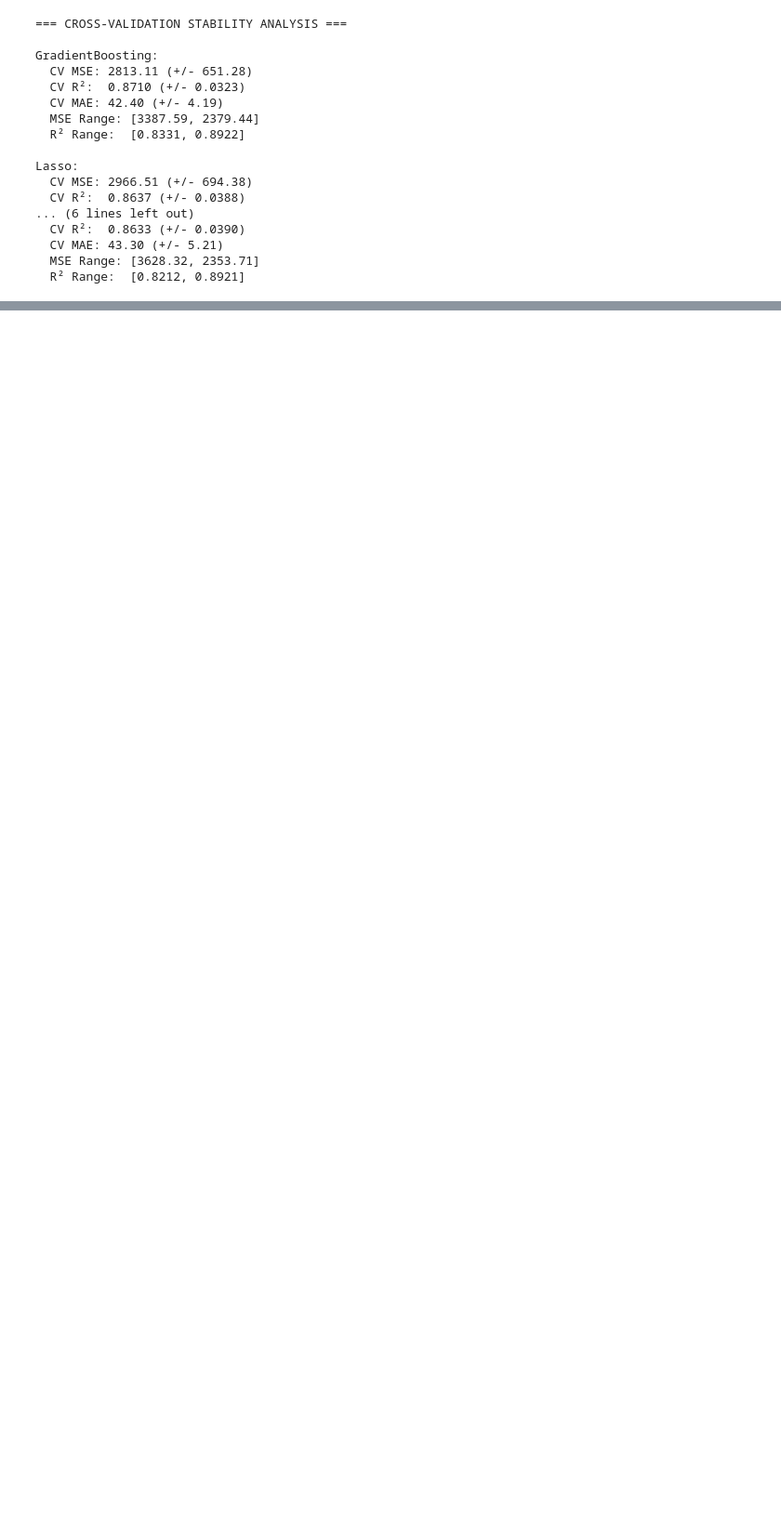
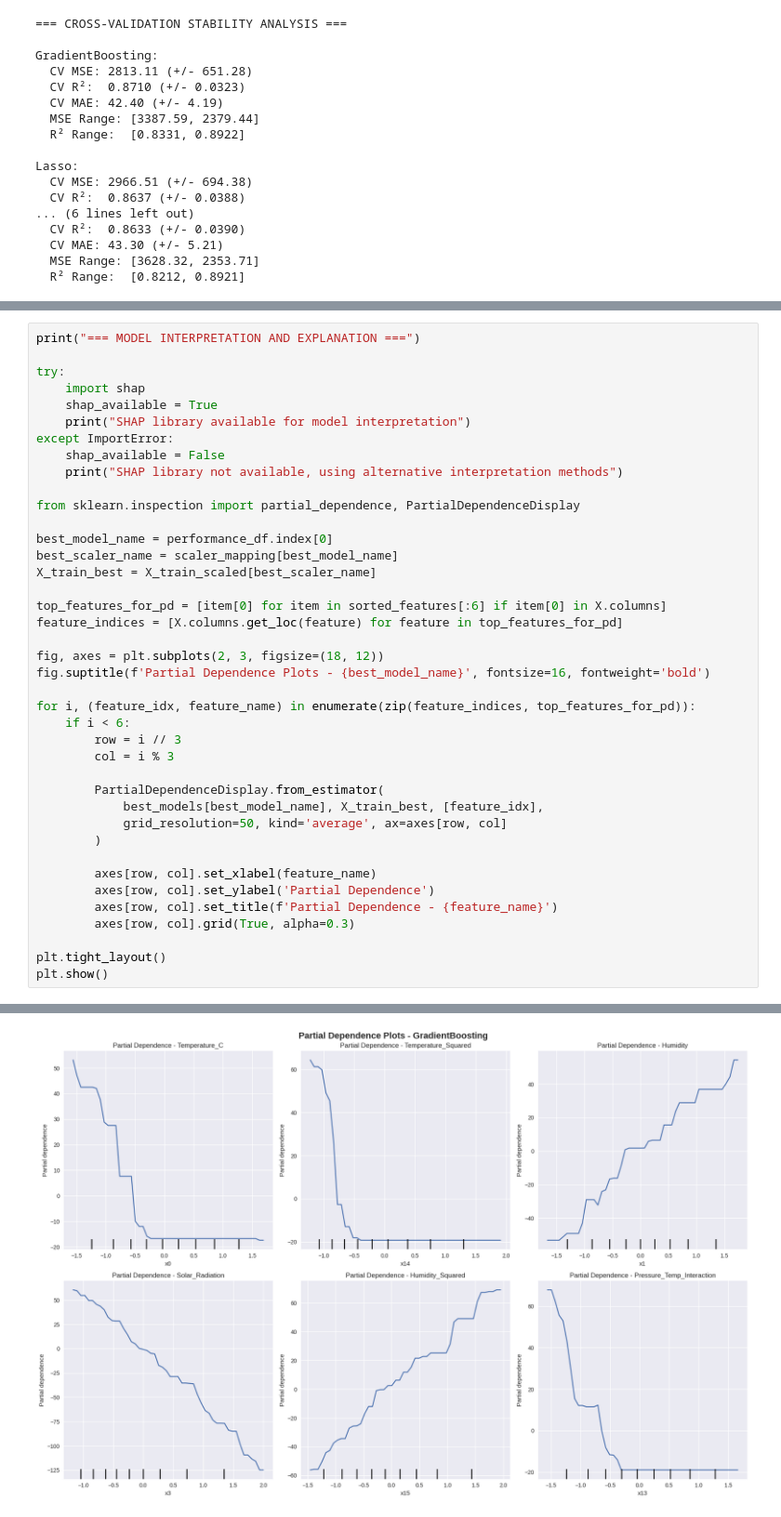
Before and after one commit to lucks-13/Energy-Consumption-Prediction, a Jupyter notebook: code.ipynb, the cells around one changed output, grey strips where cells are left out. Shown at 93% size. Cells and saved outputs as stored; diff of their text form; blank space fills up the shorter version.

Commit message:
Model Interpretation and Explanation , Feature interaction analysis , Business insights and recommendations

```diff
--- a/code.ipynb
+++ b/code.ipynb
@@ -1100,0 +1103,41 @@ Lasso:
+# %%
+print("=== MODEL INTERPRETATION AND EXPLANATION ===")
+
+try:
+    import shap
+    shap_available = True
+    print("SHAP library available for model interpretation")
+except ImportError:
+    shap_available = False
+    print("SHAP library not available, using alternative interpretation methods")
+
+from sklearn.inspection import partial_dependence, PartialDependenceDisplay
+
+best_model_name = performance_df.index[0]
+best_scaler_name = scaler_mapping[best_model_name]
+X_train_best = X_train_scaled[best_scaler_name]
+
+top_features_for_pd = [item[0] for item in sorted_features[:6] if item[0] in X.columns]
+feature_indices = [X.columns.get_loc(feature) for feature in top_features_for_pd]
+
+fig, axes = plt.subplots(2, 3, figsize=(18, 12))
+fig.suptitle(f'Partial Dependence Plots - {best_model_name}', fontsize=16, fontweight='bold')
+
+for i, (feature_idx, feature_name) in enumerate(zip(feature_indices, top_features_for_pd)):
+    if i < 6:
+        row = i // 3
+        col = i % 3
+
+        PartialDependenceDisplay.from_estimator(
+            best_models[best_model_name], X_train_best, [feature_idx],
+            grid_resolution=50, kind='average', ax=axes[row, col]
+        )
+
+        axes[row, col].set_xlabel(feature_name)
+        axes[row, col].set_ylabel('Partial Dependence')
+        axes[row, col].set_title(f'Partial Dependence - {feature_name}')
+        axes[row, col].grid(True, alpha=0.3)
+
+plt.tight_layout()
+plt.show()
+# %% [output]
@@ -1100,0 +1146 @@ Lasso:
+[figure, added]
```
Also changed, not shown: parts of 6 cells of this notebook.
